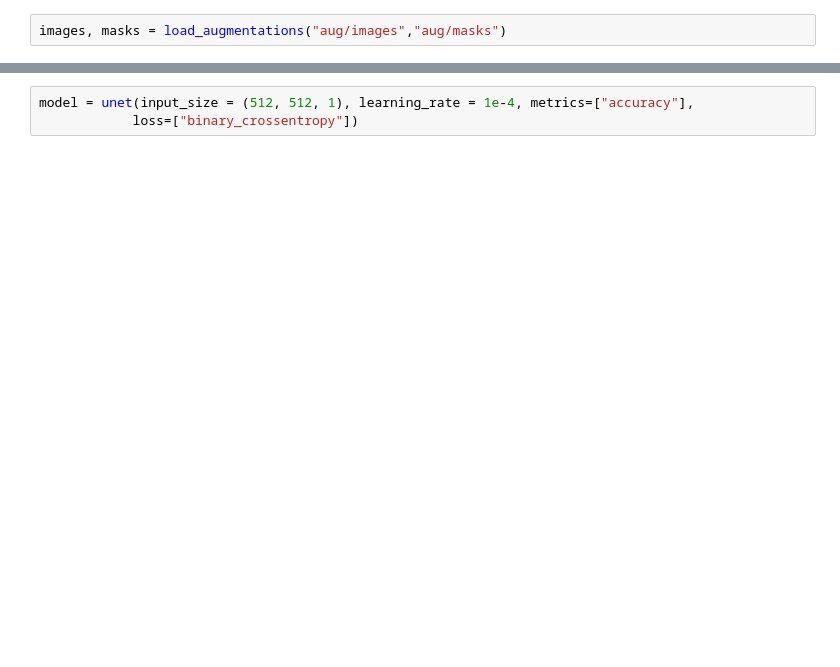
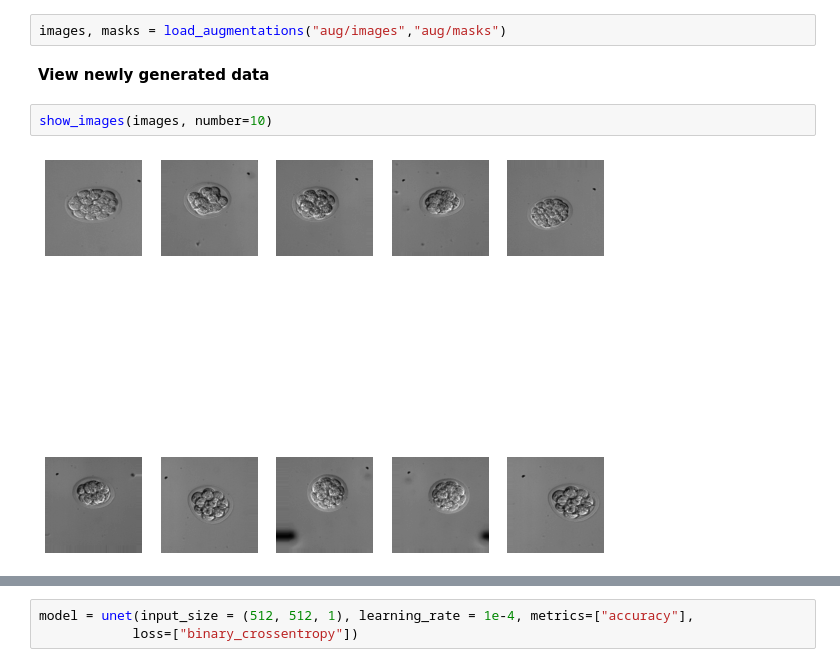
Before and after one commit to Nelson-Gon/cytounet, a Jupyter notebook: examples/embryos_dic.ipynb, the cells around one changed output, grey strips where cells are left out. Cells and saved outputs as stored; diff of their text form; blank space fills up the shorter version.

```diff
--- a/examples/embryos_dic.ipynb
+++ b/examples/embryos_dic.ipynb
@@ -54,3 +140,9 @@ Found 15 images belonging to 1 classes.
 # %%
 images, masks = load_augmentations("aug/images","aug/masks")
+# %% [markdown]
+**View newly generated data**
+# %%
+show_images(images, number=10)
+# %% [output]
+[figure, added]
 # %%
```
Also changed, not shown: parts of 22 cells of this notebook, 2 other files.
